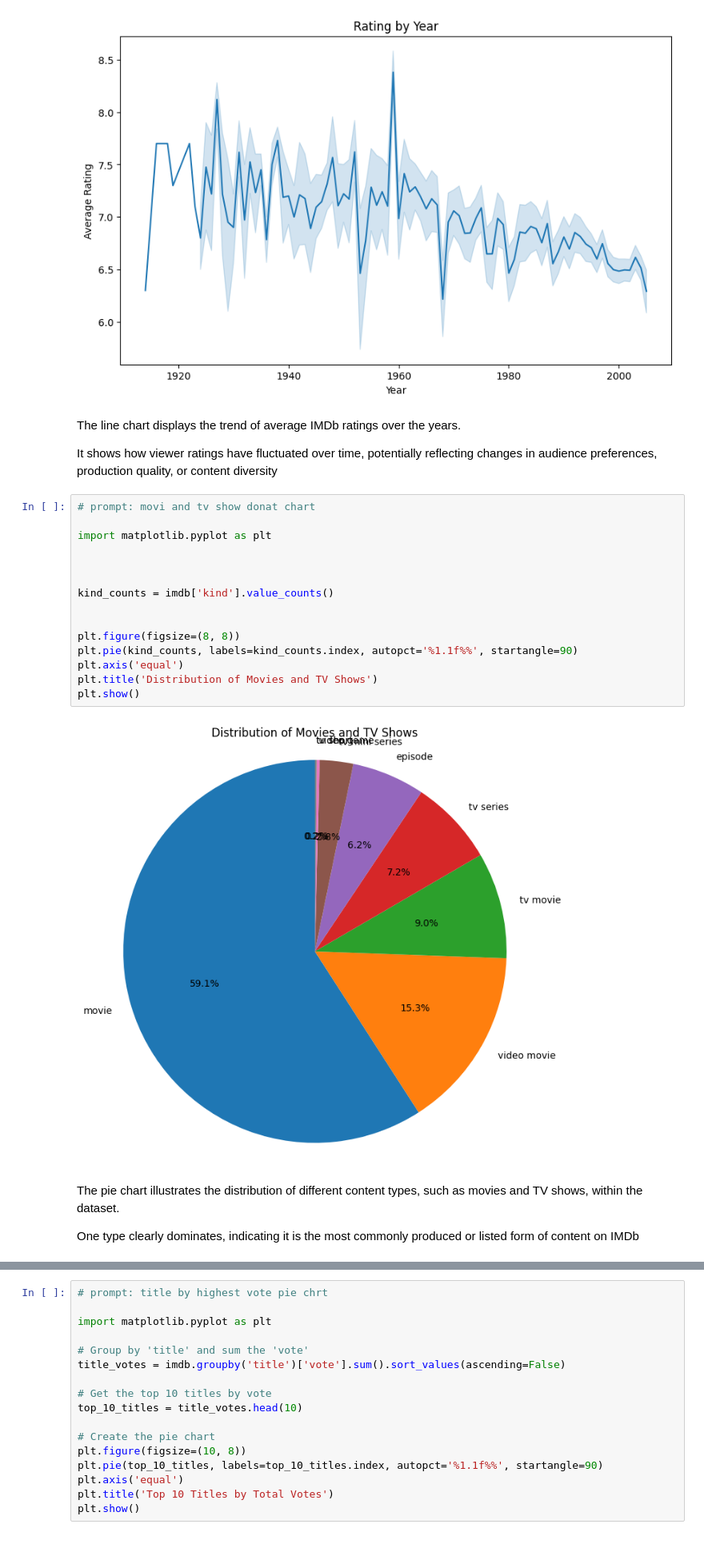
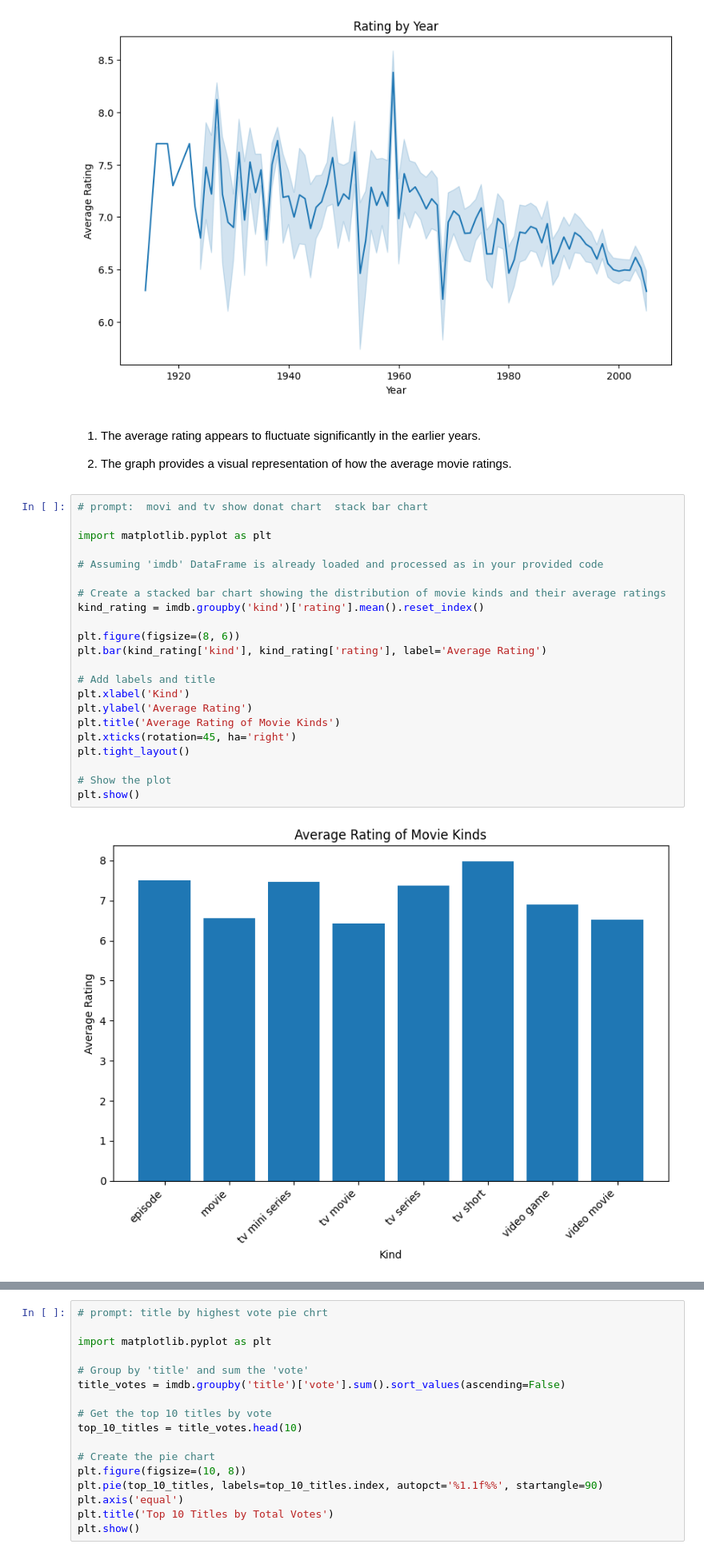
Before and after one commit to parthprajapati24104/Tops_Technologies2, a Jupyter notebook: Python/EDA.ipynb, the cells around one changed output, grey strips where cells are left out. Shown at 80% size. Cells and saved outputs as stored; diff of their text form.

```diff
--- a/Python/Untitled9 (1).ipynb
+++ b/Python/EDA.ipynb
@@ -279,28 +293,31 @@ plt.show()
 #
 # %% [output]
 [figure]
-# %% [markdown]
-The line chart displays the trend of average IMDb ratings over the years.
-
- It shows how viewer ratings have fluctuated over time, potentially reflecting changes in audience preferences, production quality, or content diversity
-# %%
-# prompt: movi and tv show donat chart
-
-import matplotlib.pyplot as plt
-
-
-
-kind_counts = imdb['kind'].value_counts()
-
-
-plt.figure(figsize=(8, 8))
-plt.pie(kind_counts, labels=kind_counts.index, autopct='%1.1f%%', startangle=90)
-plt.axis('equal')
-plt.title('Distribution of Movies and TV Shows')
-plt.show()
-# %% [output]
-[figure, removed]
-# %% [markdown]
-The pie chart illustrates the distribution of different content types, such as movies and TV shows, within the dataset.
-
- One type clearly dominates, indicating it is the most commonly produced or listed form of content on IMDb
+# %% [markdown]
+1. The average rating appears to fluctuate significantly in the earlier years.
+
+2. The graph provides a visual representation of how the average movie ratings.
+# %%
+# prompt:  movi and tv show donat chart  stack bar chart
+
+import matplotlib.pyplot as plt
+
+# Assuming 'imdb' DataFrame is already loaded and processed as in your provided code
+
+# Create a stacked bar chart showing the distribution of movie kinds and their average ratings
+kind_rating = imdb.groupby('kind')['rating'].mean().reset_index()
+
+plt.figure(figsize=(8, 6))
+plt.bar(kind_rating['kind'], kind_rating['rating'], label='Average Rating')
+
+# Add labels and title
+plt.xlabel('Kind')
+plt.ylabel('Average Rating')
+plt.title('Average Rating of Movie Kinds')
+plt.xticks(rotation=45, ha='right')
+plt.tight_layout()
+
+# Show the plot
+plt.show()
+# %% [output]
+[figure, added]
```
Also changed, not shown: parts of 31 cells of this notebook.
